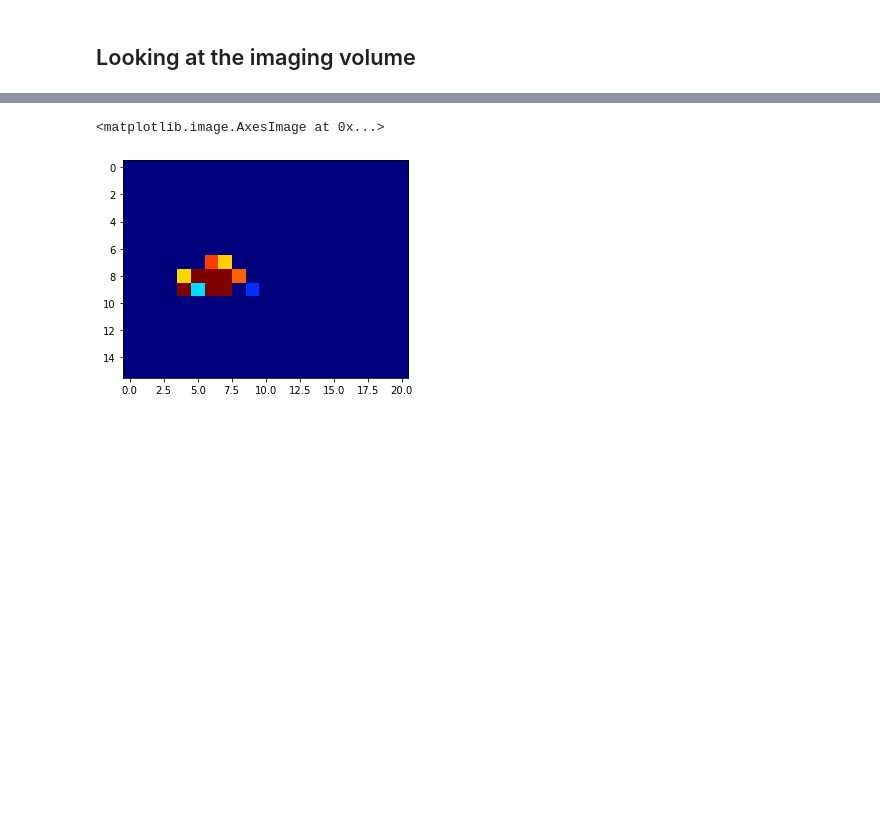
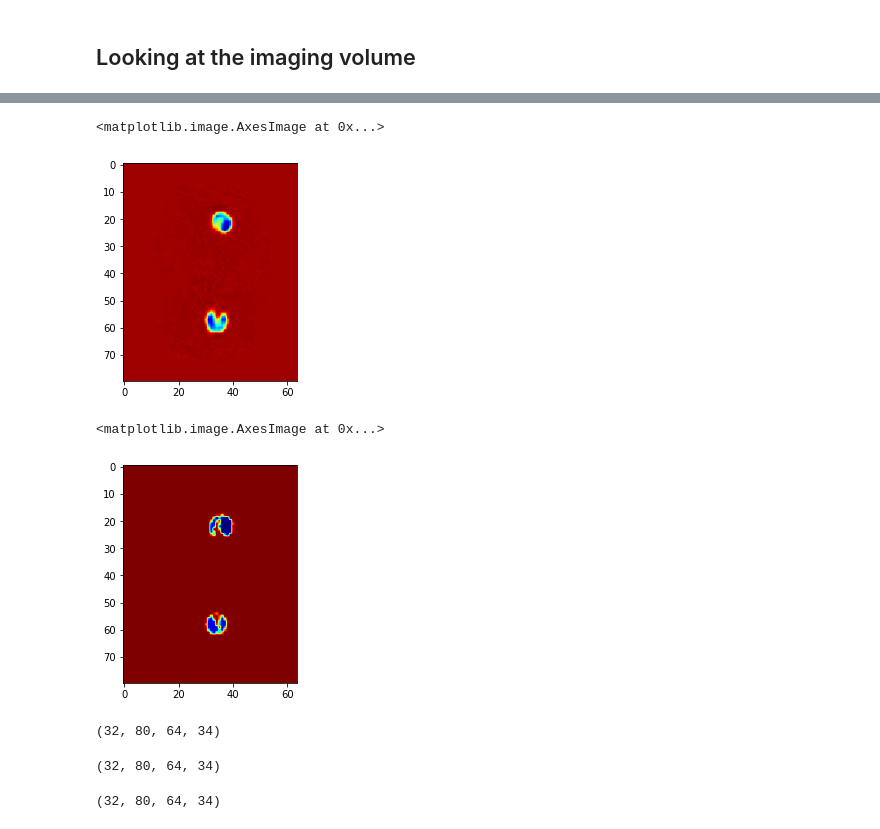
Before and after one commit to JoeOliverEvans/BrainDOT, a Jupyter notebook: visualsing_test.ipynb, the cells around one changed output, grey strips where cells are left out. Cells and saved outputs as stored; diff of their text form; code cells hidden in the pictures; blank space fills up the shorter version.

```diff
--- a/visualsing_test.ipynb
+++ b/visualsing_test.ipynb
@@ -49,5 +42,22 @@ plt.imshow(noisy_img[:,5,:,1], cmap='jet')
+# %%
+plt.imshow(recon_img[12,:,:,i], cmap='jet')
+# %% [output]
+<matplotlib.image.AxesImage at 0x...>
+[figure, added]
 # %%
-plt.imshow(clean_img[:,5,:,1], cmap='jet')
+plt.imshow(clean_img[12,:,:,i], cmap='jet')
 # %% [output]
 <matplotlib.image.AxesImage at 0x...>
-[figure, old version]
+[figure, new version]
+# %%
+recon_img.shape
+# %% [output]
+(32, 80, 64, 34)
+# %%
+clean_img.shape
+# %% [output]
+(32, 80, 64, 34)
+# %%
+noisy_img.shape
+# %% [output]
+(32, 80, 64, 34)
```
Also changed, not shown: parts of 12 cells of this notebook.
